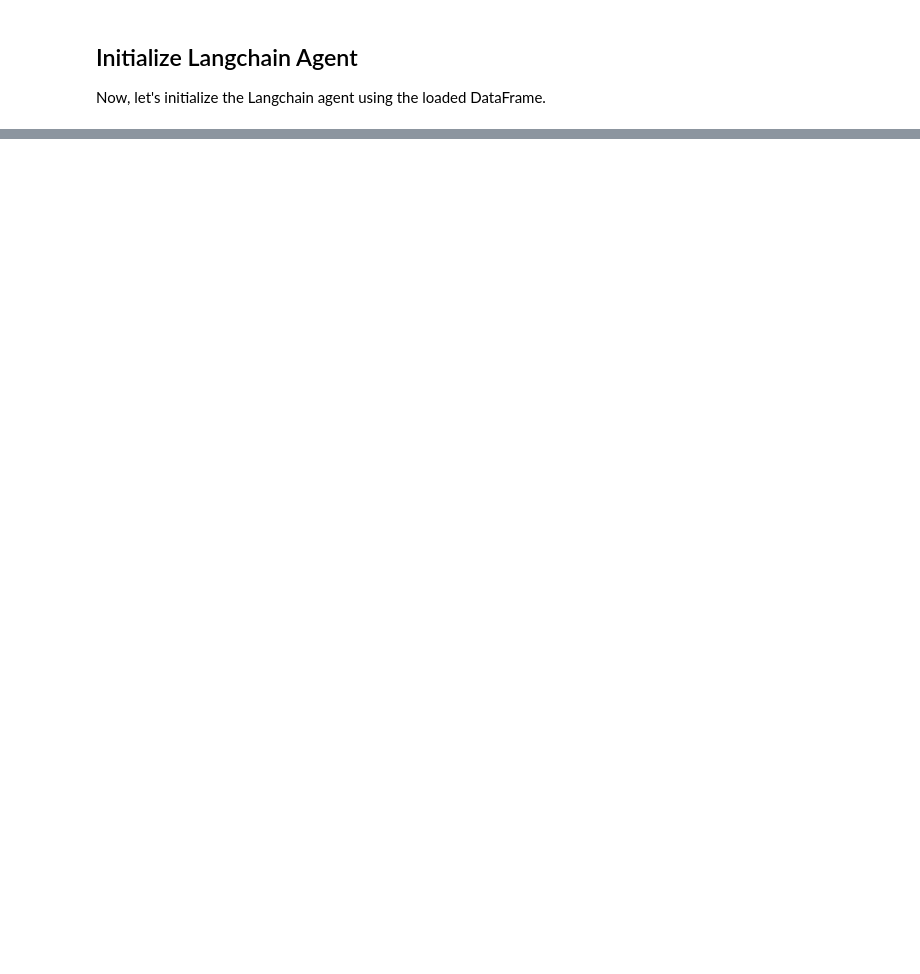
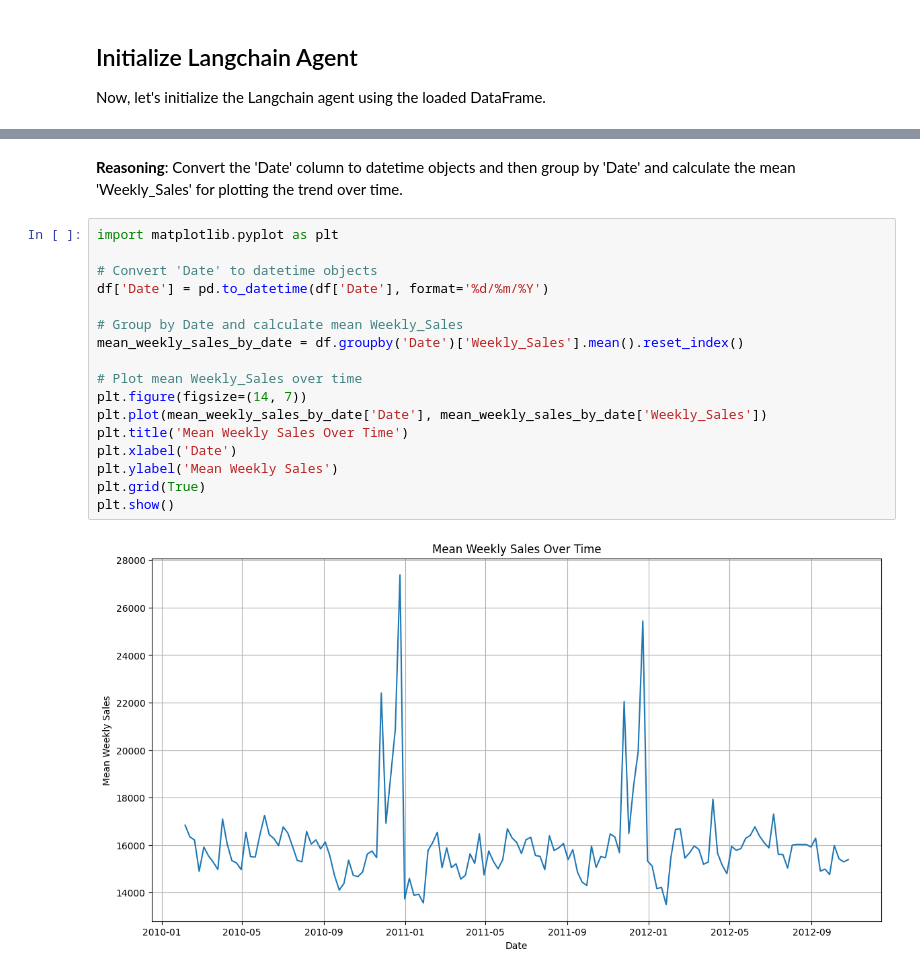
Before and after one commit to Nivi23-ammu/Open-Repository, a Jupyter notebook: M2_Assignment_Data_Analysis_with_LLM.ipynb, the cells around one changed output, grey strips where cells are left out. Saved outputs shown, nothing was run; the diff lists cells and outputs as text; blank space fills up the shorter version.

```diff
--- a/M2_Assignment_Data_Analysis_with_LLM.ipynb
+++ b/M2_Assignment_Data_Analysis_with_LLM.ipynb
@@ -70,0 +213,22 @@ SecretNotFoundError: Secret OPENAI_API_KEY does not exist.
+# %% [markdown]
+**Reasoning**:
+Convert the 'Date' column to datetime objects and then group by 'Date' and calculate the mean 'Weekly_Sales' for plotting the trend over time.
+# %%
+import matplotlib.pyplot as plt
+
+# Convert 'Date' to datetime objects
+df['Date'] = pd.to_datetime(df['Date'], format='%d/%m/%Y')
+
+# Group by Date and calculate mean Weekly_Sales
+mean_weekly_sales_by_date = df.groupby('Date')['Weekly_Sales'].mean().reset_index()
+
+# Plot mean Weekly_Sales over time
+plt.figure(figsize=(14, 7))
+plt.plot(mean_weekly_sales_by_date['Date'], mean_weekly_sales_by_date['Weekly_Sales'])
+plt.title('Mean Weekly Sales Over Time')
+plt.xlabel('Date')
+plt.ylabel('Mean Weekly Sales')
+plt.grid(True)
+plt.show()
+# %% [output]
+[figure, added]
```
Also changed, not shown: parts of 117 cells of this notebook.
